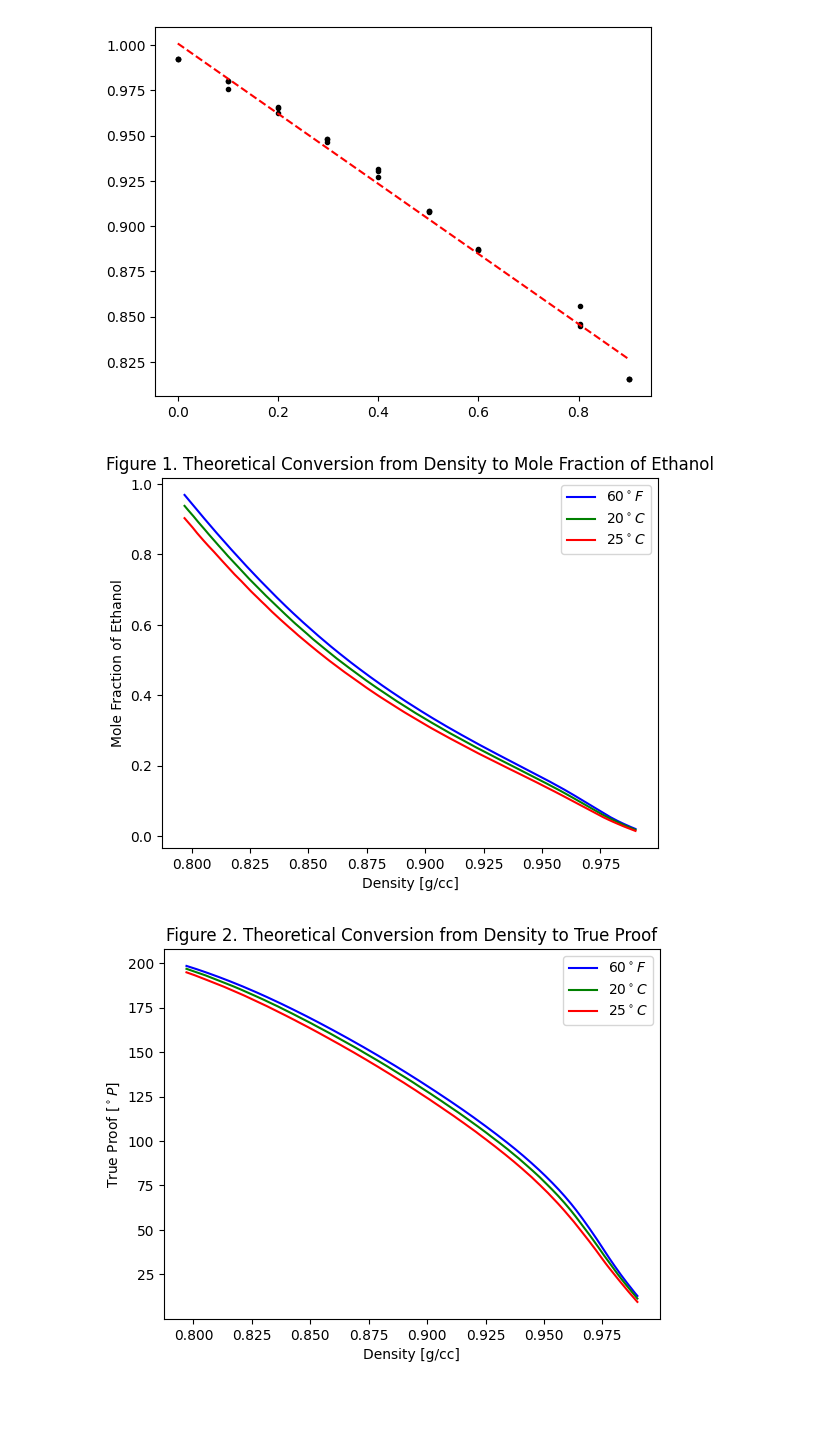
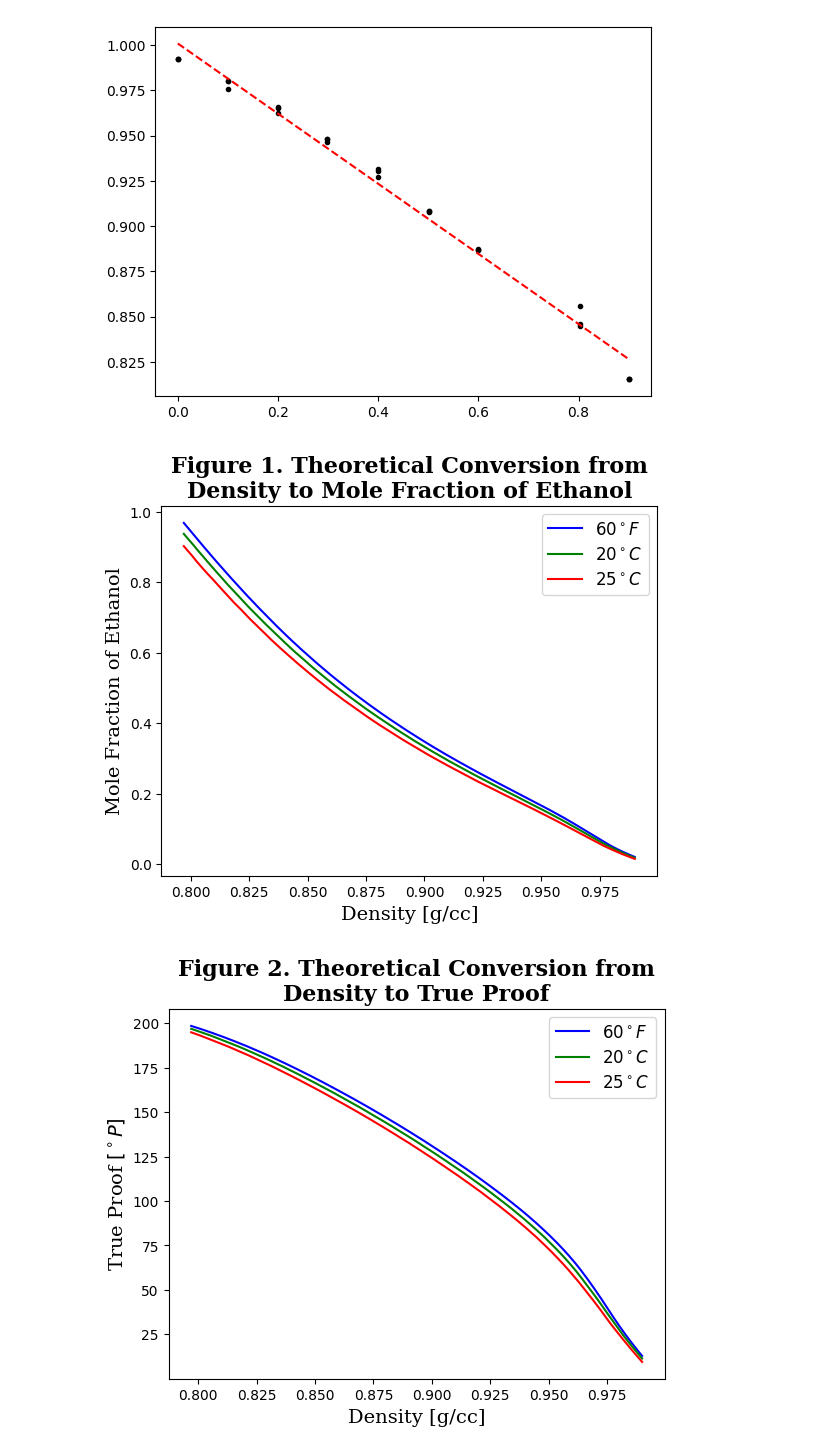
Before and after one commit to lsculv/ECH145A-Lab1, a Jupyter notebook: lab3.ipynb, the cells around one changed output. Saved outputs shown, nothing was run; the diff lists cells and outputs as text; code cells hidden in the pictures; blank space fills up the shorter version.

Commit message:
Finish all figures

```diff
--- a/lab3.ipynb
+++ b/lab3.ipynb
@@ -307,6 +307,10 @@ def temp_correct(density, dTemp, pTemp, true_proof):
     return density + dp_dT * (pTemp - dTemp)
 # %%
 # Figure 1. mole fraction vs density for various temperatures
+font = dict(family="serif", size=14)
+legend = dict(family="serif", size=12)
+title = dict(family="serif", size=16, weight="bold")
+
 densities = np.linspace(0.7970, 0.9900, 1000)
 
 true_proof_60F = []
@@ -316,6 +320,9 @@ for density in densities:
     true_proof_60F.append(true_proof(density, 15.5556))
     true_proof_20C.append(true_proof(density, 20))
     true_proof_25C.append(true_proof(density, 25))
+true_proof_60F = np.array(true_proof_60F)
+true_proof_20C = np.array(true_proof_20C)
+true_proof_25C = np.array(true_proof_25C)
 
 mole_frac_60F = []
 mole_frac_20C = []
@@ -324,56 +331,60 @@ for i in range(len(densities)):
     mole_frac_60F.append(mole_fraction(true_proof_60F[i]))
     mole_frac_20C.append(mole_fraction(true_proof_20C[i]))
     mole_frac_25C.append(mole_fraction(true_proof_25C[i]))
+mole_frac_60F = np.array(mole_frac_60F)
+mole_frac_20C = np.array(mole_frac_20C)
+mole_frac_25C = np.array(mole_frac_25C)
 
 plt.plot(densities, mole_frac_60F, "-", label="$60^\circ F$", color="blue")
 plt.plot(densities, mole_frac_20C, "-", label="$20^\circ C$", color="green")
 plt.plot(densities, mole_frac_25C, "-", label="$25^\circ C$", color="red")
-plt.title("Figure 1. Theoretical Conversion from Density to Mole Fraction of Ethanol")
-plt.xlabel("Density [g/cc]")
-plt.ylabel("Mole Fraction of Ethanol")
-plt.legend()
+plt.title("Figure 1. Theoretical Conversion from\nDensity to Mole Fraction of Ethanol", **title)
+plt.xlabel("Density [g/cc]", **font)
+plt.ylabel("Mole Fraction of Ethanol", **font)
+plt.legend(prop=legend)
 plt.show()
 
 # Figure 2. true proof vs density for various temperatures
 plt.plot(densities, true_proof_60F, "-", label="$60^\circ F$", color="blue")
 plt.plot(densities, true_proof_20C, "-", label="$20^\circ C$", color="green")
 plt.plot(densities, true_proof_25C, "-", label="$25^\circ C$", color="red")
-plt.title("Figure 2. Theoretical Conversion from Density to True Proof")
-plt.xlabel("Density [g/cc]")
-plt.ylabel("True Proof $[^\circ P]$")
-plt.legend()
+plt.title("Figure 2. Theoretical Conversion from\nDensity to True Proof", **title)
+plt.xlabel("Density [g/cc]", **font)
+plt.ylabel("True Proof $[^\circ P]$", **font)
+plt.legend(prop=legend)
 plt.show()
+
 
 # Figure 3. temperature corrected densinometer density vs pycnometer density
 pycno_densities = []
 pycno_temps = []
 for pycno in pycnometer_measurments:
     pycno_densities.append(pycno.density)
     pycno_temps.append(pycno)
 pycno_densities = np.array(pycno_densities)
 
 dens_corrected_densities = []
 for i in range(len(pycnometer_measurments)):
     dens_corrected_densities.append(
         temp_correct(
             ethanol_measurments[i].density.mean(),
             ethanol_measurments[i].dtemp.mean(),
             pycnometer_measurments[i].avg_temp,
             true_proof(
                 pycnometer_measurments[i].density, pycnometer_measurments[i].avg_temp
             ),
         )
     )
 dens_corrected_densities = np.array(dens_corrected_densities)
 
 x = np.linspace(0.8,1.0, 100)
 plt.plot(pycno_densities, dens_corrected_densities, "b.")
 plt.plot(x, x, "k--", label="Line of 1:1 Correlation")
-plt.xlabel("Pycnometer Density [g/cc]")
-plt.ylabel("Temperature Corrected Densinometer Density [g/cc]")
-plt.title("Figure 3. Comparison of Densinometer and Pycnometer Density Measurments")
-plt.legend()
+plt.xlabel("Pycnometer Density [g/cc]", **font)
+plt.ylabel("Densitometer Density [g/cc]", **font)
+plt.title("Figure 3. Comparison of Densitometer\nand Pycnometer Density Measurments", **title)
+plt.legend(prop=legend)
 plt.show()
 # %% [output]
-[figure, old version]
+[figure, new version]
-[figure, old version]
+[figure, new version]
```
Also changed, not shown: parts of 7 cells of this notebook.
